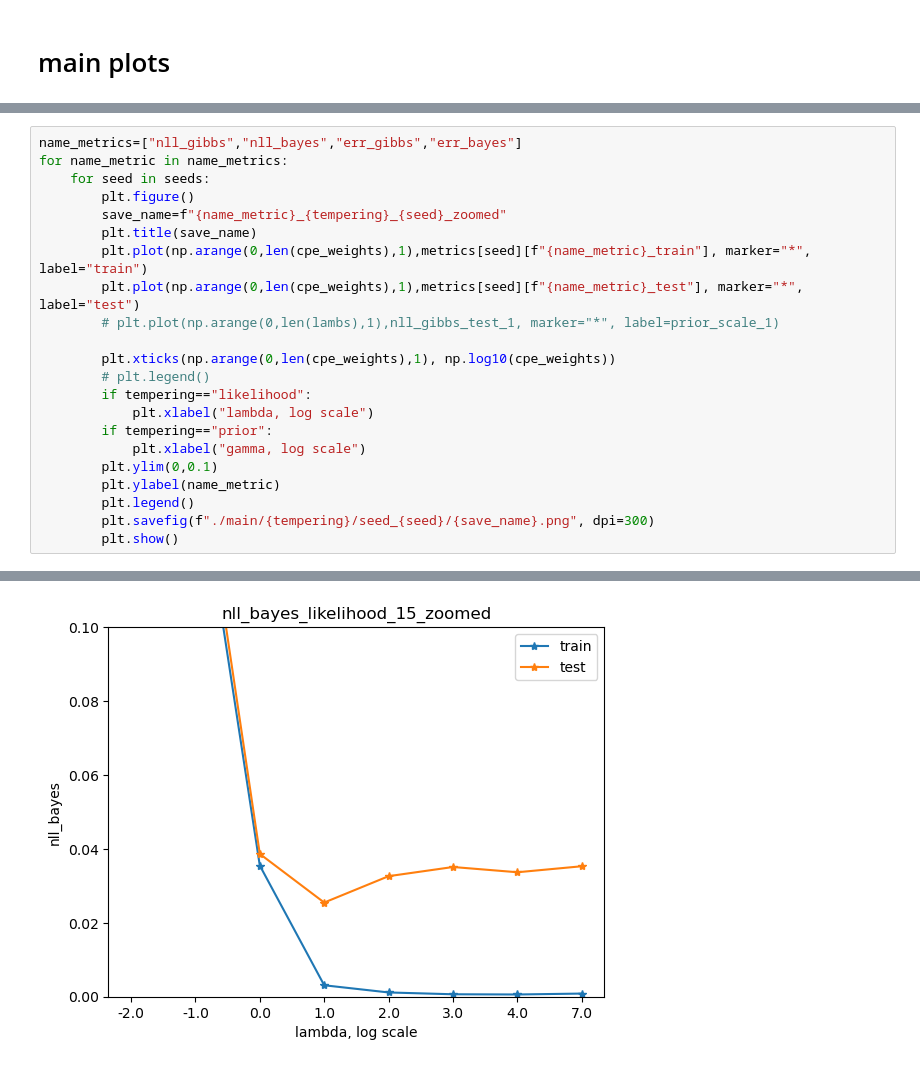
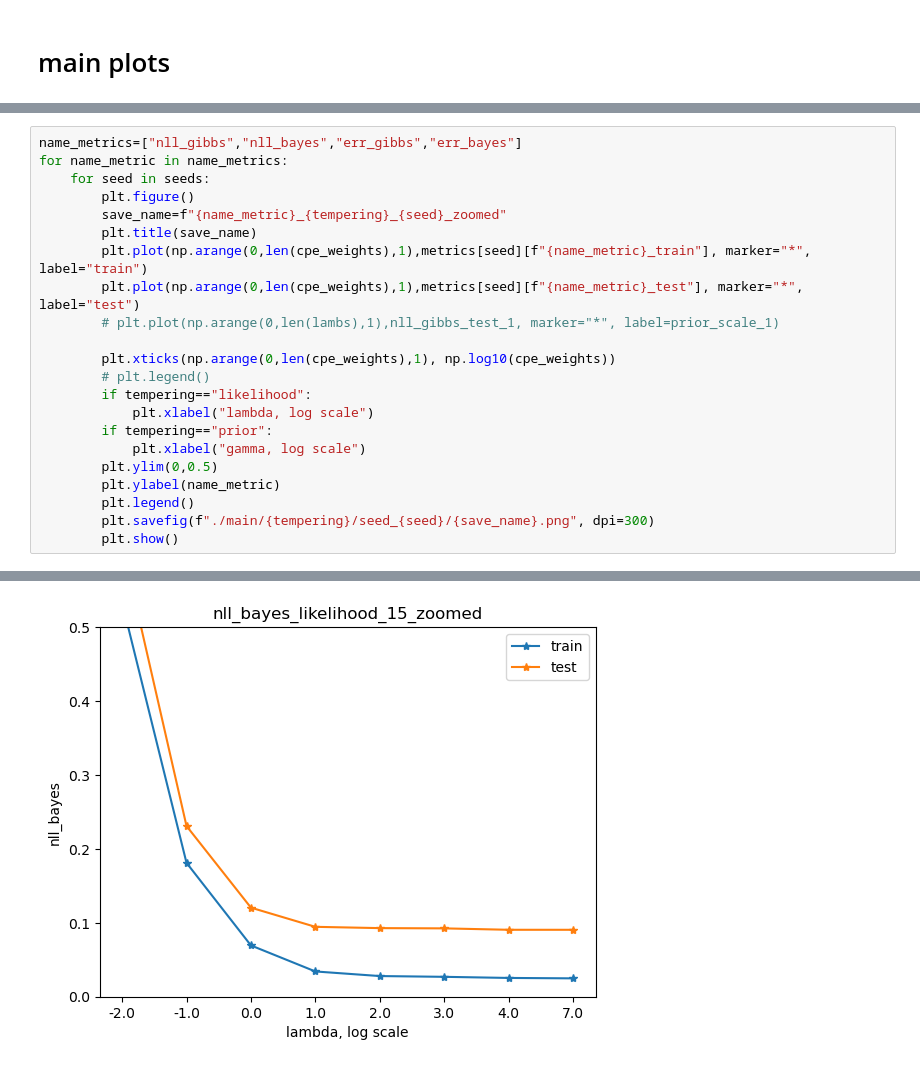
Before and after one commit to pyijiezhang/cold-posteriors-and-pacbayes, a Jupyter notebook: results/vi, nn, classification/results_vi_nn_classification.ipynb, the cells around one changed output, grey strips where cells are left out. Saved outputs shown, nothing was run; the diff lists cells and outputs as text.

```diff
--- a/results/vi, nn, classification/results_vi_nn_classification.ipynb
+++ b/results/vi, nn, classification/results_vi_nn_classification.ipynb
@@ -152,7 +152,7 @@ for name_metric in name_metrics:
             plt.xlabel("lambda, log scale")
         if tempering=="prior":
             plt.xlabel("gamma, log scale")
-        plt.ylim(0,0.1)
+        plt.ylim(0,0.5)
         plt.ylabel(name_metric)
         plt.legend()
         plt.savefig(f"./main/{tempering}/seed_{seed}/{save_name}.png", dpi=300)
@@ -163 +163 @@ for name_metric in name_metrics:
-[figure, old version]
+[figure, new version]
```
Also changed, not shown: parts of 4 cells of this notebook, 26 other files.
